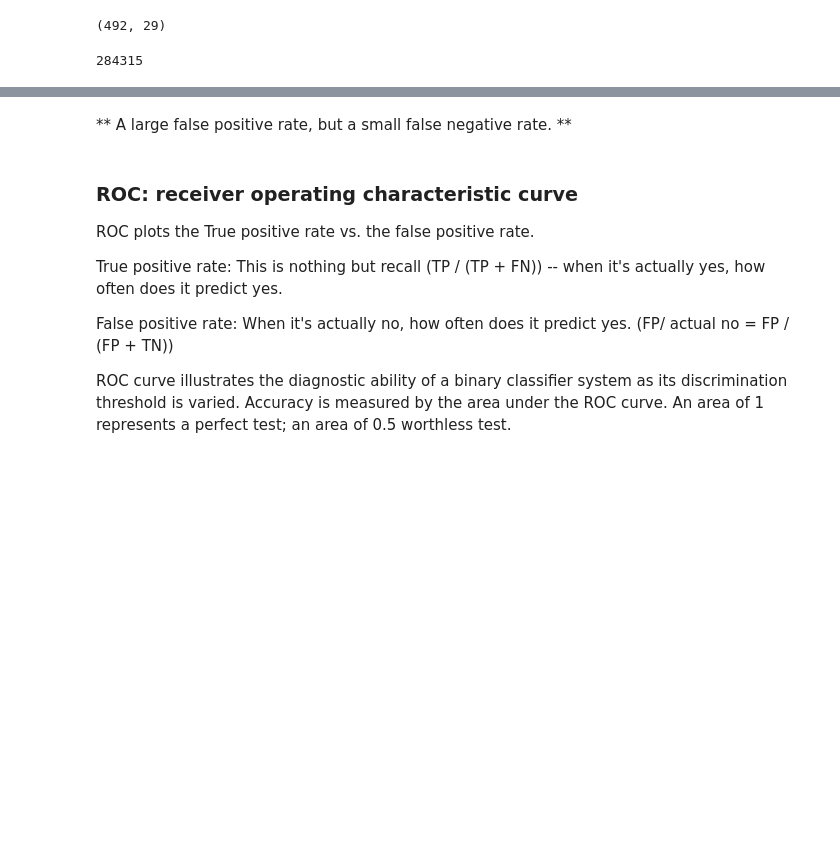
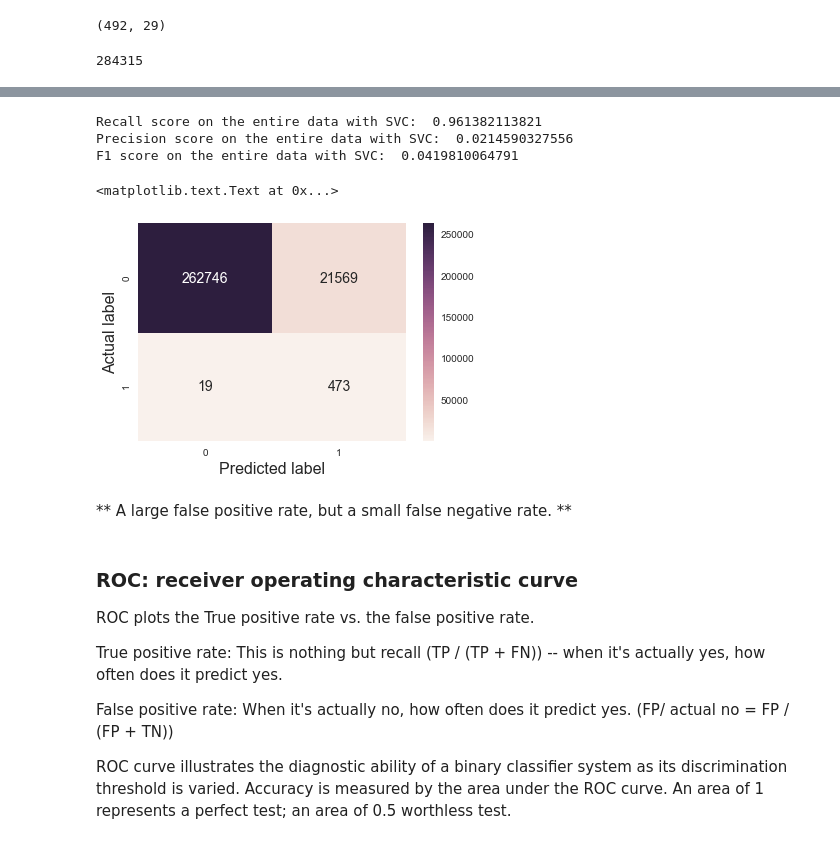
Before and after one commit to sushant2811/CreditCardFraudDetection, a Jupyter notebook: CreditCardFraudDetection.ipynb, the cells around one changed output, grey strips where cells are left out. Saved outputs shown, nothing was run; the diff lists cells and outputs as text; code cells hidden in the pictures; blank space fills up the shorter version.

Commit message:
Confusion matrix using SVC

```diff
--- a/CreditCardFraudDetection.ipynb
+++ b/CreditCardFraudDetection.ipynb
@@ -880,6 +880,9 @@ NormalPlusFraudY = pd.concat([NormalTransactionModY, FraudTransactionModY])
 lr = LogisticRegression(C = Cbest)
 lr.fit(trainUnderSampleX, trainUnderSampleY)
 yPredFull = lr.predict(NormalPlusFraudX)
+svc = SVC(C = CbestSVC)
+svc.fit(trainUnderSampleX, trainUnderSampleY)
+yPredFullSVC = svc.predict(NormalPlusFraudX)
 # %%
 print 'Recall score on the entire data: ', recall_score(NormalPlusFraudY, yPredFull)
 print 'Precision score on the entire data: ', precision_score(NormalPlusFraudY, yPredFull)
@@ -900,3 +903,20 @@ plt.ylabel('Actual label', fontsize = 16)
+# %%
+print 'Recall score on the entire data with SVC: ', recall_score(NormalPlusFraudY, yPredFullSVC)
+print 'Precision score on the entire data with SVC: ', precision_score(NormalPlusFraudY, yPredFullSVC)
+print 'F1 score on the entire data with SVC: ', f1_score(NormalPlusFraudY, yPredFullSVC)
+# %% [output]
+Recall score on the entire data with SVC:  0.961382113821
+Precision score on the entire data with SVC:  0.0214590327556
+F1 score on the entire data with SVC:  0.0419810064791
+# %%
+confMatrixFullSVC = confusion_matrix(NormalPlusFraudY, yPredFullSVC)
+# %%
+sns.heatmap(confMatrixFullSVC, annot= True, fmt = '.0f', annot_kws={'size': 14})
+plt.xlabel('Predicted label', fontsize = 16)
+plt.ylabel('Actual label', fontsize = 16)
+# %% [output]
+<matplotlib.text.Text at 0x...>
+[figure, added]
 # %% [markdown]
 ** A large false positive rate, but a small false negative rate. **
 # %% [markdown]
```
Also changed, not shown: parts of 2 cells of this notebook.
